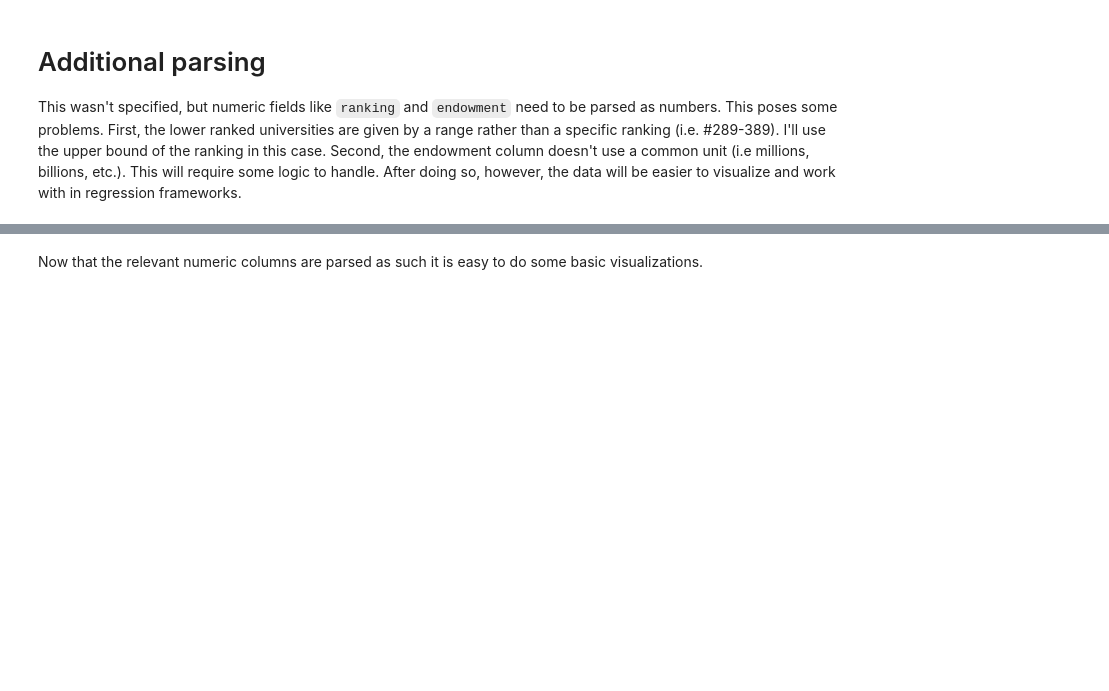
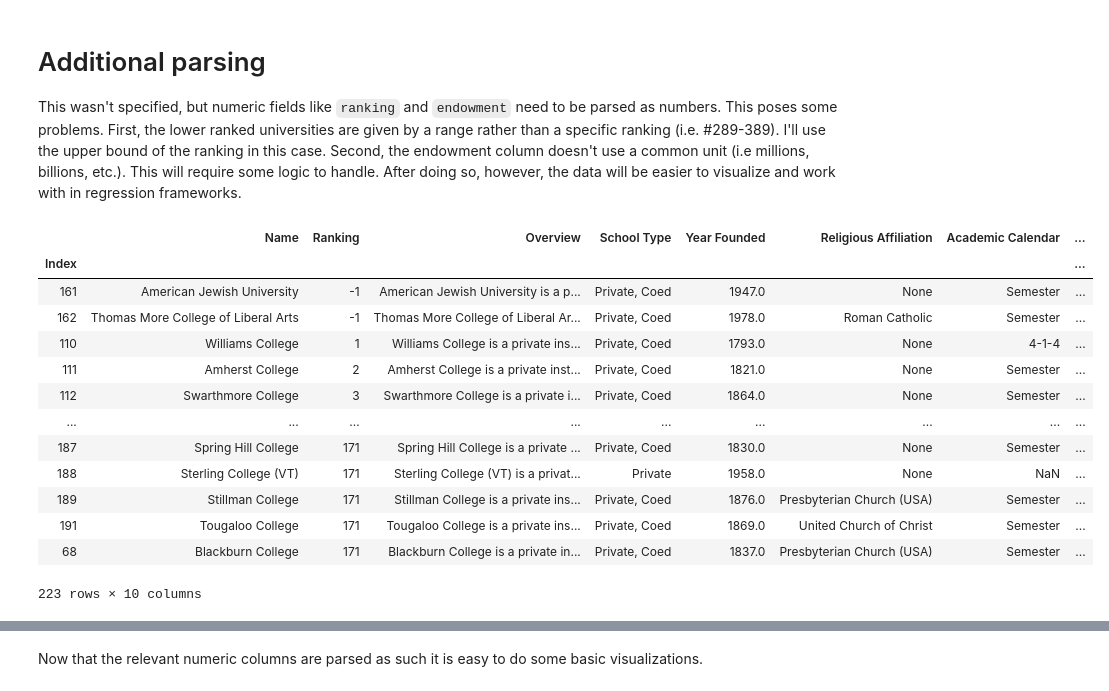
Before and after one commit to cameron-raymond/princeton-National_Liberal_Arts_Colleges, a Jupyter notebook: National_Liberal_Arts_Colleges.ipynb, the cells around one changed output, grey strips where cells are left out. Cells and saved outputs as stored; diff of their text form; code cells hidden in the pictures; blank space fills up the shorter version.

Commit message:
pulled data

```diff
--- a/National_Liberal_Arts_Colleges.ipynb
+++ b/National_Liberal_Arts_Colleges.ipynb
@@ -161,12 +176,34 @@ uni_df.to_csv("usnews-college_info.csv")
 
 This wasn't specified, but numeric fields like `ranking` and `endowment` need to be parsed as numbers. This poses some problems. First, the lower ranked universities are given by a range rather than a specific ranking (i.e. \#289-389). I'll use the upper bound of the ranking in this case. Second, the endowment column doesn't use a common unit (i.e millions, billions, etc.). This will require some logic to handle. After doing so, however, the data will be easier to visualize and work with in regression frameworks.
 # %%
-uni_df = pd.read_csv('usnews-college_info.csv',index_col=0)
+uni_df = pd.read_csv("data/processed/usnews-college_info.csv",index_col=0)
 # %%
 # This takes the `ranking` column and first removes the first digit (a # symbol) with .str[1:]
 # then it splits that string into a list delineaed by the hyphen ('289-389' -> ['289','389'])
 # and takes the first element from that list (.str[0]). Then I convert it to an integer.
-uni_df['Ranking'] = uni_df['Ranking'].str[1:].str.split('-').str[0].astype(int)
+uni_df['Ranking'] = uni_df['Ranking'].str[1:].str.split('-').str[0]
+def to_int(x):
+    try:
+        return int(x)
+    except:
+        return -1
+uni_df['Ranking'] = uni_df['Ranking'].map(to_int)
+uni_df.sort_values("Ranking")
+# %% [output]
+|  | Name | Ranking | Overview | School Type | Year Founded | Religious Affiliation | Academic Calendar | ... |
+| Index |  |  |  |  |  |  |  | ... |
+| 161 | American Jewish University | -1 | American Jewish University is a p... | Private, Coed | 1947.0 | None | Semester | ... |
+| 162 | Thomas More College of Liberal Arts | -1 | Thomas More College of Liberal Ar... | Private, Coed | 1978.0 | Roman Catholic | Semester | ... |
+| 110 | Williams College | 1 | Williams College is a private ins... | Private, Coed | 1793.0 | None | 4-1-4 | ... |
+| 111 | Amherst College | 2 | Amherst College is a private inst... | Private, Coed | 1821.0 | None | Semester | ... |
+| 112 | Swarthmore College | 3 | Swarthmore College is a private i... | Private, Coed | 1864.0 | None | Semester | ... |
+| ... | ... | ... | ... | ... | ... | ... | ... | ... |
+| 187 | Spring Hill College | 171 | Spring Hill College is a private ... | Private, Coed | 1830.0 | None | Semester | ... |
+| 188 | Sterling College (VT) | 171 | Sterling College (VT) is a privat... | Private | 1958.0 | None | NaN | ... |
+| 189 | Stillman College | 171 | Stillman College is a private ins... | Private, Coed | 1876.0 | Presbyterian Church (USA) | Semester | ... |
+| 191 | Tougaloo College | 171 | Tougaloo College is a private ins... | Private, Coed | 1869.0 | United Church of Christ | Semester | ... |
+| 68 | Blackburn College | 171 | Blackburn College is a private in... | Private, Coed | 1837.0 | Presbyterian Church (USA) | Semester | ... |
+223 rows × 10 columns
 # %%
 multipliers = {
     'million': 1000000,
```
Also changed, not shown: parts of 8 cells of this notebook, 2 other files.
